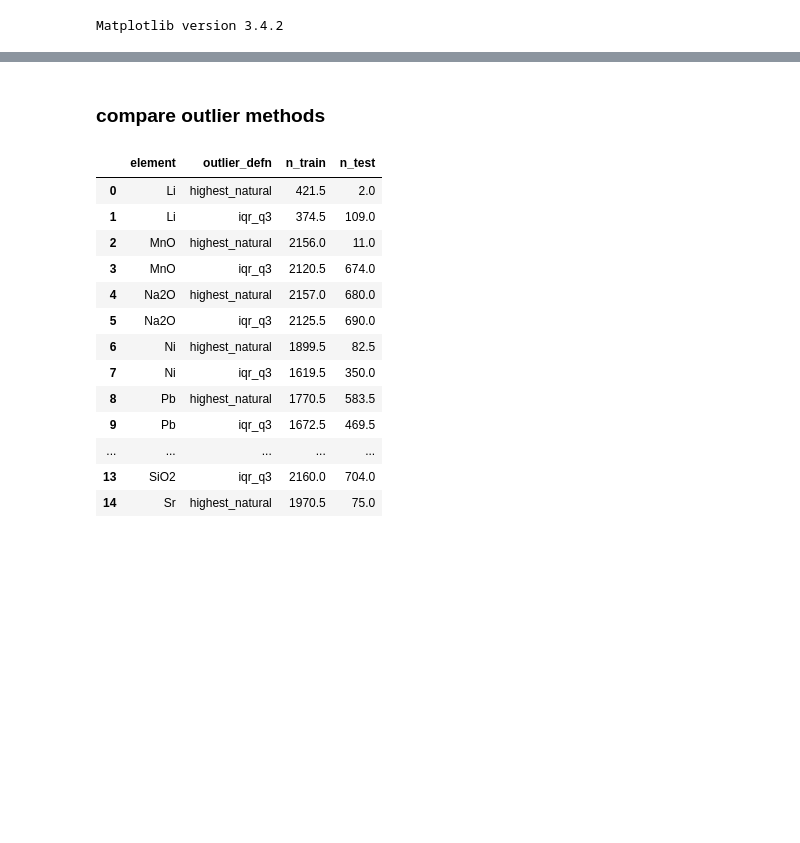
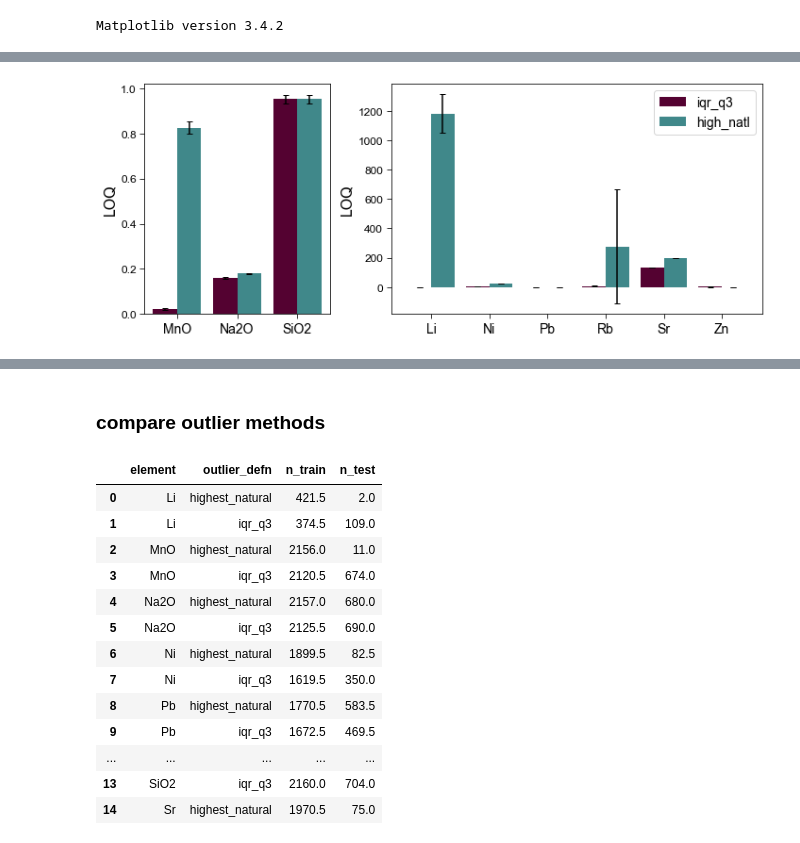
Before and after one commit to ytsmacr/LOD-paper, a Jupyter notebook: Figures.ipynb, the cells around one changed output, grey strips where cells are left out. Drawn from its saved outputs; the diff is of its cells as text; code cells hidden in the pictures; blank space fills up the shorter version.

```diff
--- a/Figures.ipynb
+++ b/Figures.ipynb
@@ -25,0 +274,4 @@ Matplotlib version 3.4.2
+# %%
+loq_compare(on='outlier_defn')#, norm='unnorm')
+# %% [output]
+[figure, added]
```
Also changed, not shown: parts of 8 cells of this notebook, 1 other file.
